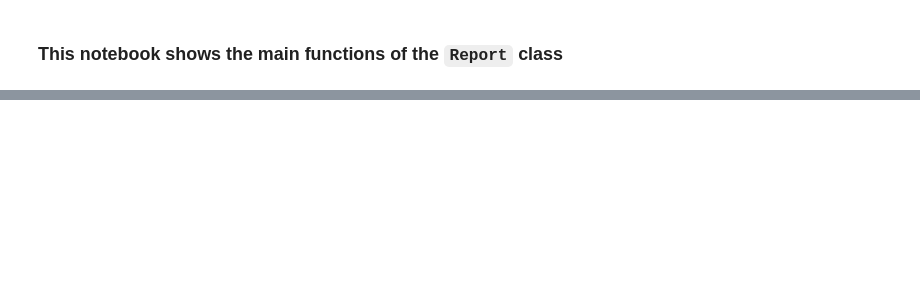
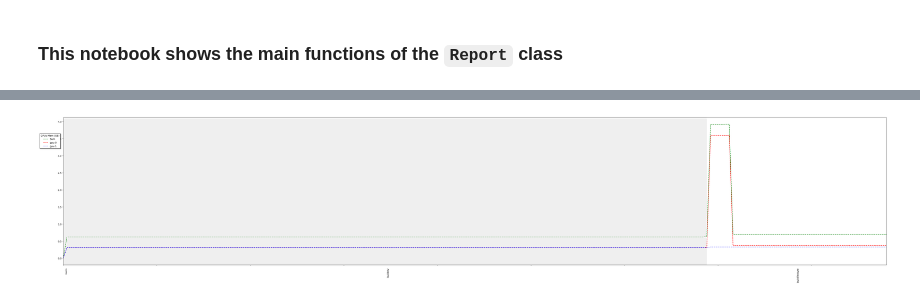
Before and after one commit to ICSC-Spoke3/HaMMon-UAV-digital-twin, a Jupyter notebook: reports/report.ipynb, the cells around one changed output, grey strips where cells are left out. Cells and saved outputs as stored; diff of their text form; code cells hidden in the pictures; blank space fills up the shorter version.

```diff
--- a/reports/report.ipynb
+++ b/reports/report.ipynb
@@ -32,5 +51,7 @@ rep.export()
 # %%
-# plot normalized data
-# if save=True (default), will create plot_all.png
+# plot GPUS memory usage data
+# if save=True (default), will create plot_gpu.png
 
-rep.PLOT((50,10), save=True)
+rep.GPU_PLOT((50,10), save=False, modulo=['Inizio', 'buildUV', 'buildTexture'])
+# %% [output]
+[figure, added]
```
Also changed, not shown: parts of 6 cells of this notebook, 1 other file.
